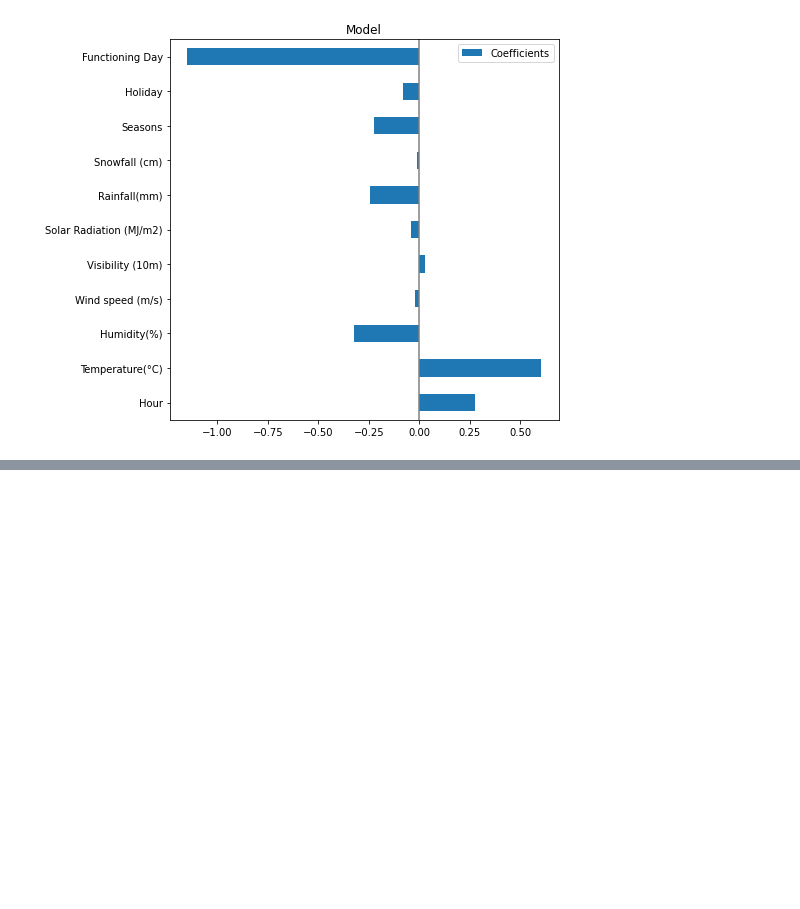
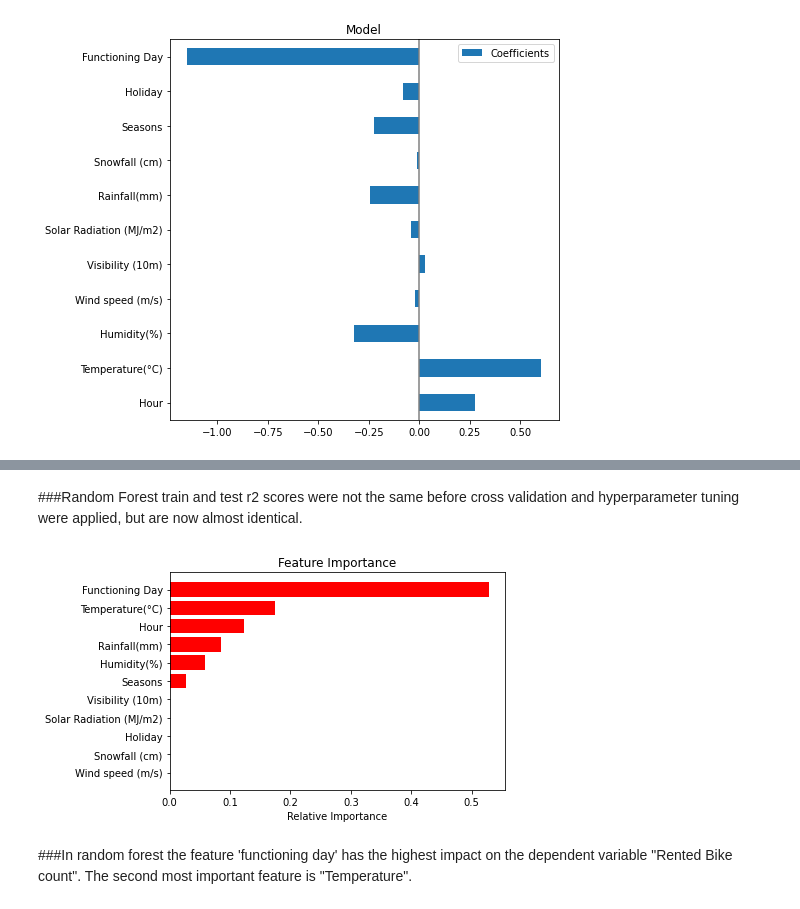
Before and after one commit to nivyathiruvoth/Seoul-Bike-Sharing-Demand-Prediction, a Jupyter notebook: Bike_Sharing_Demand_Prediction.ipynb, the cells around one changed output, grey strips where cells are left out. Cells and saved outputs as stored; diff of their text form; code cells hidden in the pictures; blank space fills up the shorter version.

```diff
--- a/Bike_Sharing_Demand_Prediction.ipynb
+++ b/Bike_Sharing_Demand_Prediction.ipynb
@@ -683,0 +741,5 @@ feature_impo(lasso)
+# %%
+#RandomForest Regressor
+model_rf = RandomForestRegressor()
+model_rf.fit(X_train, y_train)
+y_preds = model_rf.predict(X_test)
@@ -683,0 +759,18 @@ feature_impo(lasso)
+# %%
+# Number of trees
+n_estimators = [50,80,100]
+
+# Maximum depth of trees
+max_depth = [4,6,8]
+
+# Minimum number of samples required to split a node
+min_samples_split = [50,100,150]
+
+# Minimum number of samples required at each leaf node
+min_samples_leaf = [40,50]
+
+# HYperparameter Grid
+param_dict = {'n_estimators' : n_estimators,
+              'max_depth' : max_depth,
+              'min_samples_split' : min_samples_split,
+              'min_samples_leaf' : min_samples_leaf}
@@ -683,0 +783,10 @@ feature_impo(lasso)
+# %%
+# Create an instance of the RandomForestClassifier
+rf_model = RandomForestRegressor()
+
+# Grid search
+rf_grid = RandomizedSearchCV(estimator=rf_model,scoring="neg_mean_squared_error",
+                       param_distributions = param_dict,
+                       cv = 5, verbose=2)
+#Fitting model
+rf_grid.fit(X_train,y_train)
@@ -683,0 +821,2 @@ feature_impo(lasso)
+# %%
+rf_optimal_model = rf_grid.best_estimator_
@@ -683,0 +861,8 @@ feature_impo(lasso)
+# %% [markdown]
+###Random Forest train and test r2 scores were not the same before cross validation and hyperparameter tuning were applied, but are now almost identical.
+# %%
+feature_importance(rf_optimal_model)
+# %% [output]
+[figure, added]
+# %% [markdown]
+###In random forest the feature 'functioning day' has the highest impact on the dependent variable "Rented Bike count". The second most important feature is "Temperature".
```
Also changed, not shown: parts of 33 cells of this notebook.
